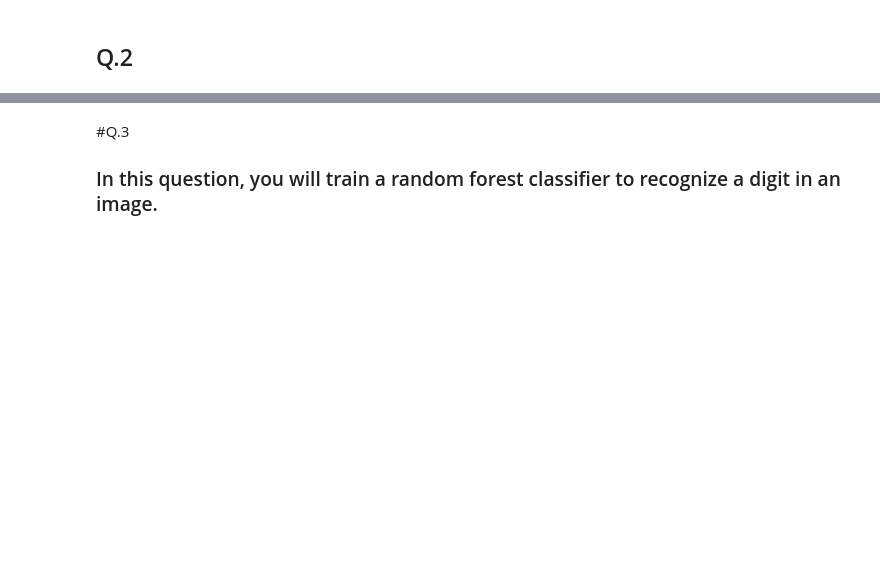
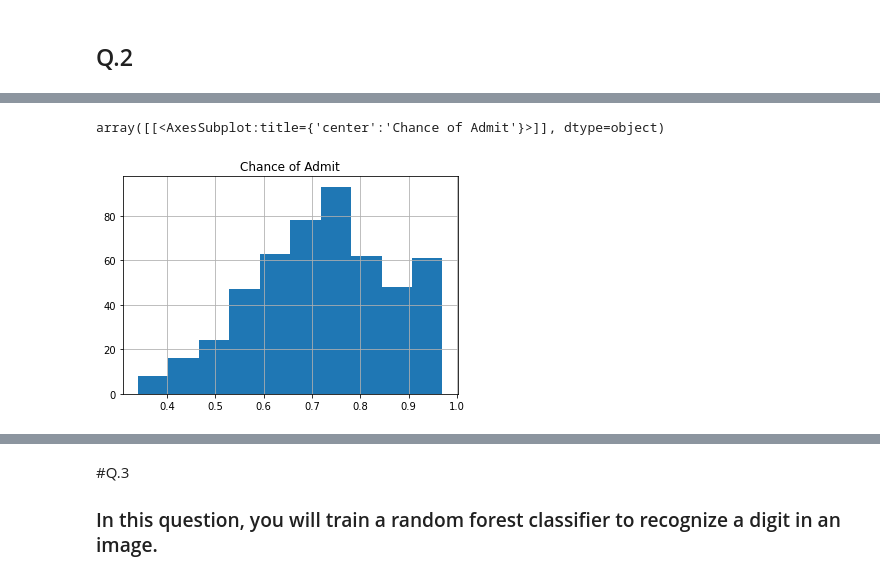
Before and after one commit to RealDogDad/exoplanetary-extrapolation, a Jupyter notebook: assignments/final.ipynb, the cells around one changed output, grey strips where cells are left out. Cells and saved outputs as stored; diff of their text form; code cells hidden in the pictures; blank space fills up the shorter version.

```diff
--- a/assignments/final.ipynb
+++ b/assignments/final.ipynb
@@ -106,4 +139,8 @@ df.head(10)
 # %%
 # q.2.b Recreate the following histogram for 'Chance of Admit'
+df.hist(column='Chance of Admit')
+# %% [output]
+array([[<AxesSubplot:title={'center':'Chance of Admit'}>]], dtype=object)
+[figure, added]
 # %%
 # q.2.c Recreate the following jointplot between x='GRE Score' and y='CGPA'.
```
Also changed, not shown: parts of 24 cells of this notebook, 1 other file.
